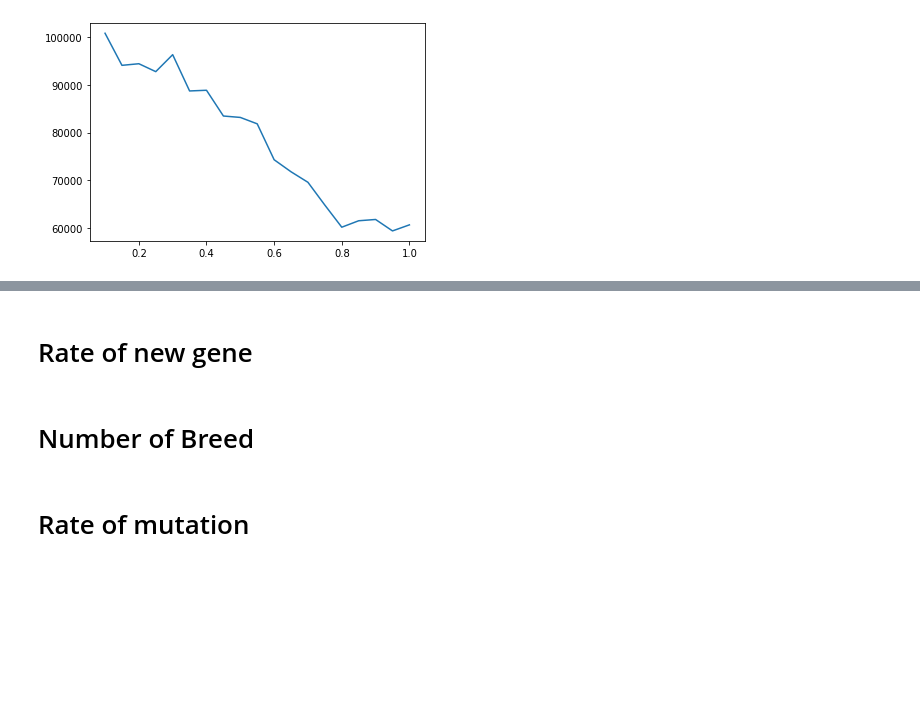
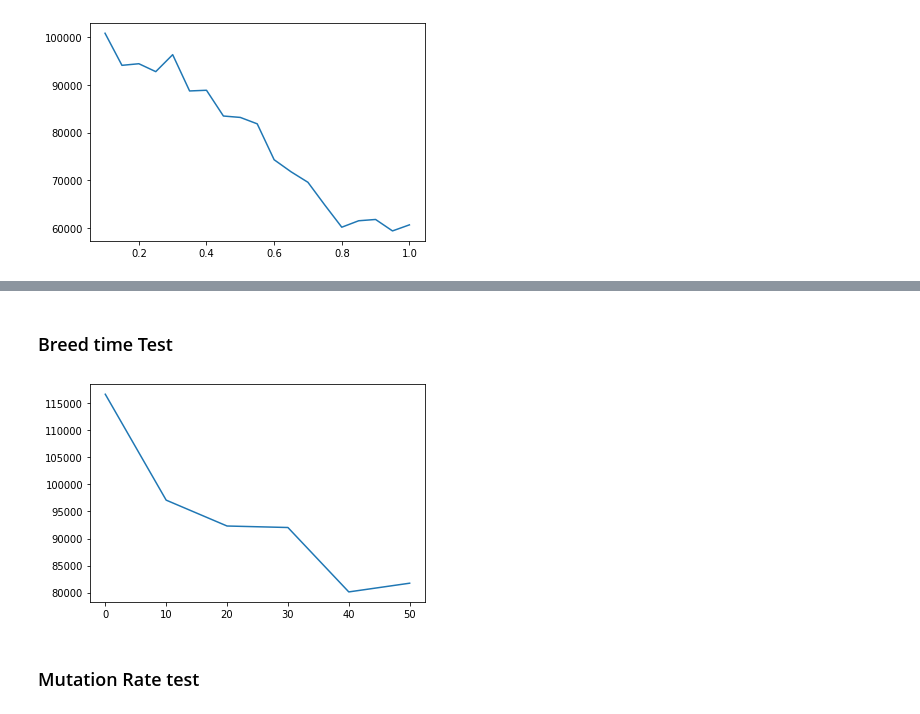
Before and after one commit to psrpsj/TSP-with-Genetic-Algorithm, a Jupyter notebook: TSP_model/TSP_experiment.ipynb, the cells around one changed output, grey strips where cells are left out. Drawn from its saved outputs; the diff is of its cells as text; code cells hidden in the pictures; blank space fills up the shorter version.

Commit message:
test complete

```diff
--- a/TSP_model/TSP_experiment.ipynb
+++ b/TSP_model/TSP_experiment.ipynb
@@ -108,2 +80,0 @@ plt.show()
-# %% [markdown]
-# Rate of new gene
@@ -121,2 +81,2 @@ plt.show()
 # %% [markdown]
-# Number of Breed
+### Breed time Test
@@ -134,2 +83,20 @@ plt.show()
+# %%
+num_population = 100
+num_generation = 100
+new_gene_rate = 0.1
+mutation_rate = 0.1
+dataset = GeneSet("att48_d.txt", num_population, 1)
+model = Genetic_Algorithm(dataset)
+
+breed_list = []
+result = []
+for breed in tqdm(range(0, 60, 10)):
+    model_result = model.train(num_generation, new_gene_rate, breed, mutation_rate)
+    breed_list.append(breed)
+    result.append(model_result)
+plt.plot(breed_list, result)
+plt.show()
+# %% [output]
+[figure, added]
 # %% [markdown]
-# Rate of mutation
+### Mutation Rate test
```
Also changed, not shown: parts of 8 cells of this notebook.
